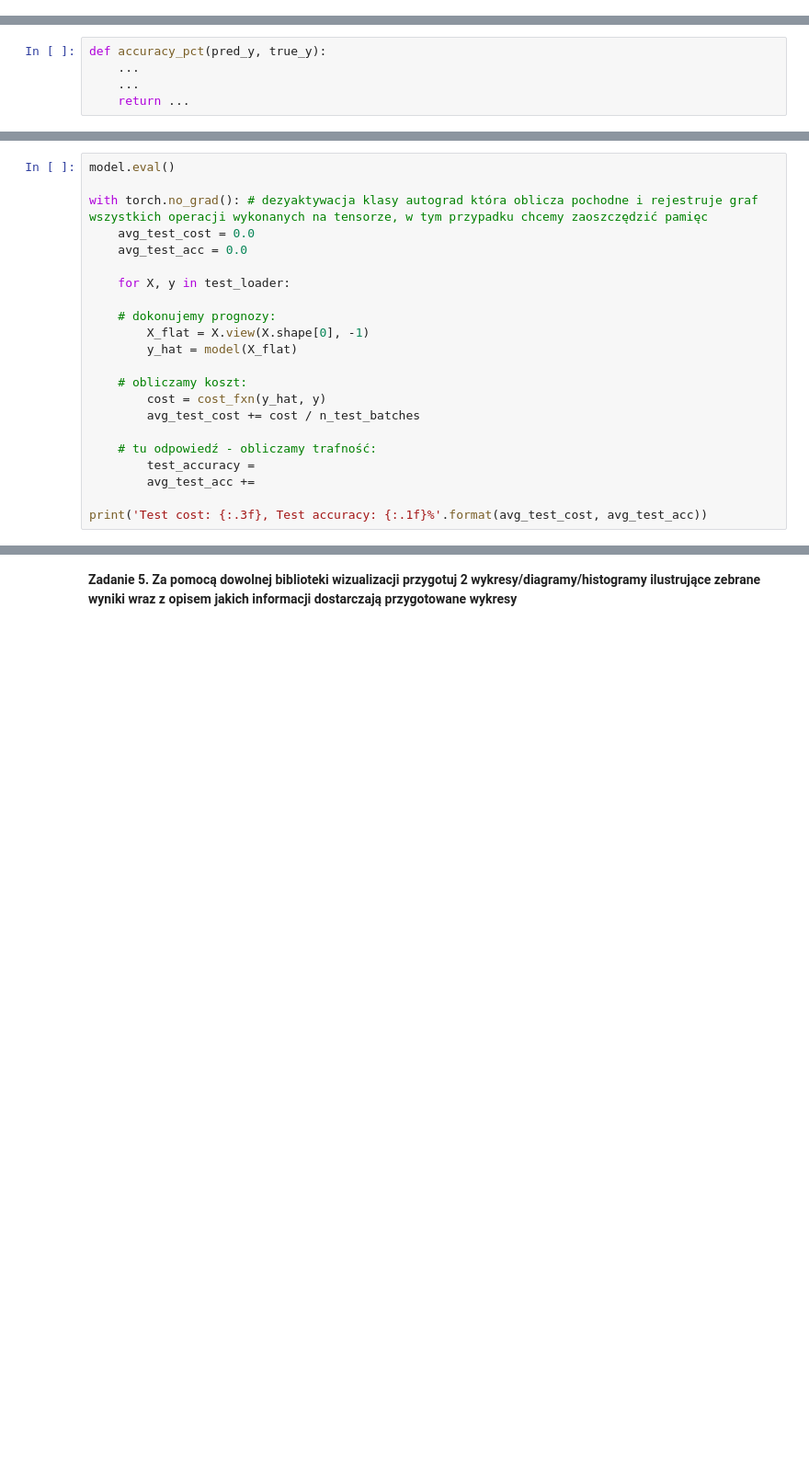
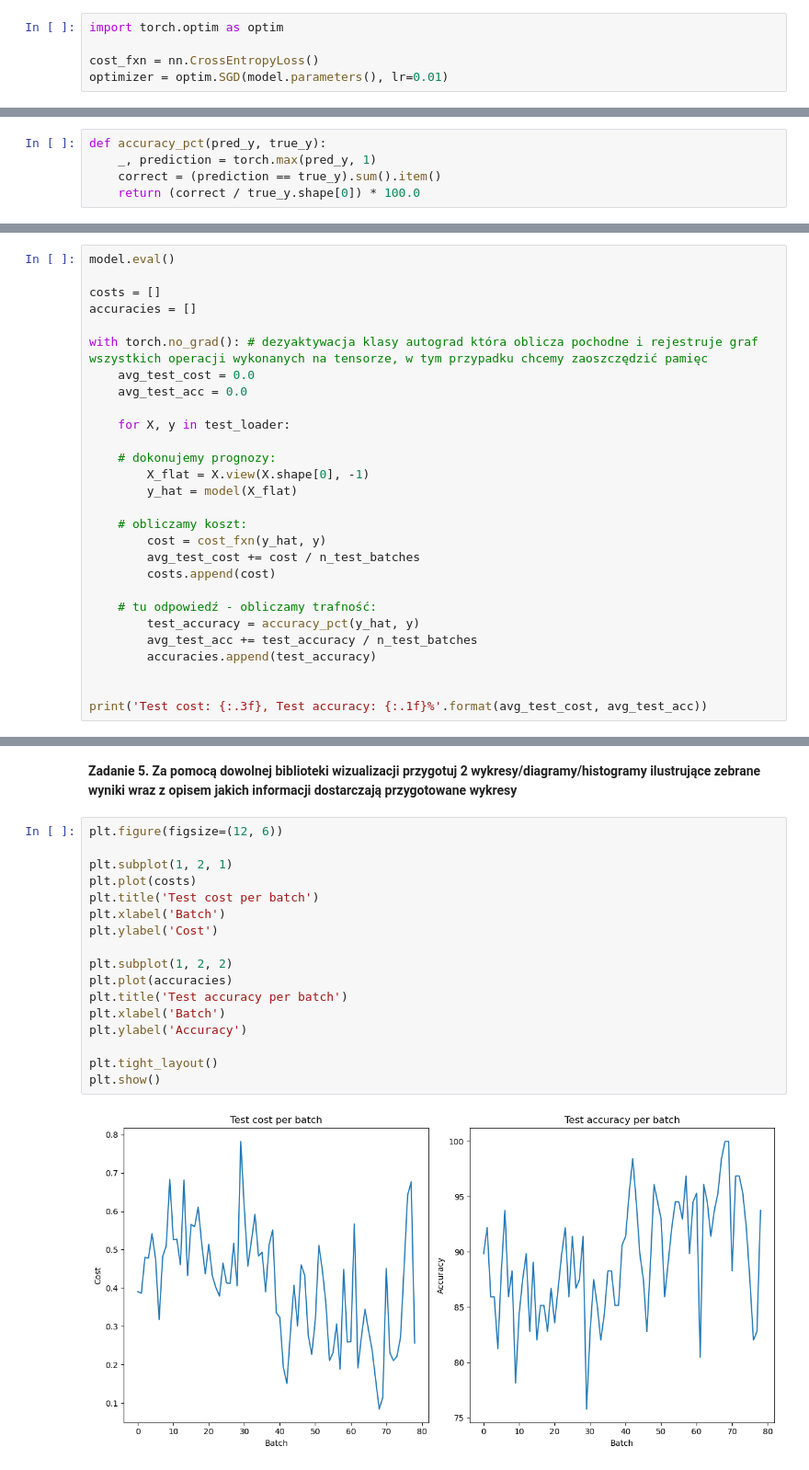
Before and after one commit to PKrystian/neural-network-learning, a Jupyter notebook: 2. shallow_net_in_pytorch.ipynb, the cells around one changed output, grey strips where cells are left out. Shown: that part at 92% size. Saved outputs shown, nothing was run; the diff lists cells and outputs as text; blank space fills up the shorter version.

```diff
--- a/2. shallow_net_in_pytorch.ipynb
+++ b/2. shallow_net_in_pytorch.ipynb
@@ -225,3 +207,8 @@ optimizer =
+# %%
+import torch.optim as optim
+
+cost_fxn = nn.CrossEntropyLoss()
+optimizer = optim.SGD(model.parameters(), lr=0.01)
 # %% [markdown]
 ### Zdefinujmy metrykę trafności prognozy
 # %% [markdown]
@@ -230,11 +217,11 @@ optimizer =
     1. correct = (prediction == true_y).sum().item()
     2. (correct / true_y.shape[0]) * 100.0
     3. _, prediction = torch.max(pred_y, 1)
-# %%
-def accuracy_pct(pred_y, true_y):
-    ...
-    ...
-    return ...
+# %%
+def accuracy_pct(pred_y, true_y):
+    _, prediction = torch.max(pred_y, 1)
+    correct = (prediction == true_y).sum().item()
+    return (correct / true_y.shape[0]) * 100.0
 # %% [markdown]
 ### Wreszcie nauczmy sieć
 (zwróćmy zwłaszcza uwagę na to co się dzieje w zagnieżdżonej pętli)
@@ -276,6 +281,9 @@ print('Training complete.')
 **Zadanie 4. Zaimplementuj w gotowej pętli obliczanie trafności na całym zbiorze testowym z wykorzystaniem funkcji accuracy_pct**
 # %%
 model.eval()
+
+costs = []
+accuracies = []
 
 with torch.no_grad(): # dezyaktywacja klasy autograd która oblicza pochodne i rejestruje graf wszystkich operacji wykonanych na tensorze, w tym przypadku chcemy zaoszczędzić pamięc
     avg_test_cost = 0.0
@@ -290,9 +298,12 @@ with torch.no_grad(): # dezyaktywacja klasy autograd która oblicza pochodne i r
     # obliczamy koszt:
         cost = cost_fxn(y_hat, y)
         avg_test_cost += cost / n_test_batches
+        costs.append(cost)
 
     # tu odpowiedź - obliczamy trafność:
-        test_accuracy =
-        avg_test_acc +=
+        test_accuracy = accuracy_pct(y_hat, y)
+        avg_test_acc += test_accuracy / n_test_batches
+        accuracies.append(test_accuracy)
+
 
 print('Test cost: {:.3f}, Test accuracy: {:.1f}%'.format(avg_test_cost, avg_test_acc))
@@ -300,3 +313,22 @@ print('Test cost: {:.3f}, Test accuracy: {:.1f}%'.format(avg_test_cost, avg_test
 ### Wizualizacja
 # %% [markdown]
 **Zadanie 5. Za pomocą dowolnej biblioteki wizualizacji przygotuj 2 wykresy/diagramy/histogramy ilustrujące zebrane wyniki wraz z opisem jakich informacji dostarczają przygotowane wykresy**
+# %%
+plt.figure(figsize=(12, 6))
+
+plt.subplot(1, 2, 1)
+plt.plot(costs)
+plt.title('Test cost per batch')
+plt.xlabel('Batch')
+plt.ylabel('Cost')
+
+plt.subplot(1, 2, 2)
+plt.plot(accuracies)
+plt.title('Test accuracy per batch')
+plt.xlabel('Batch')
+plt.ylabel('Accuracy')
+
+plt.tight_layout()
+plt.show()
+# %% [output]
+[figure, added]
```
Also changed, not shown: parts of 9 cells of this notebook, 9 other files.
